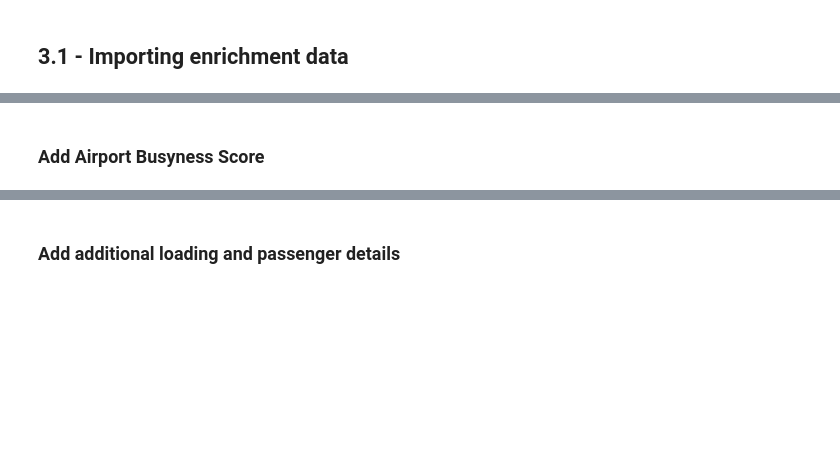
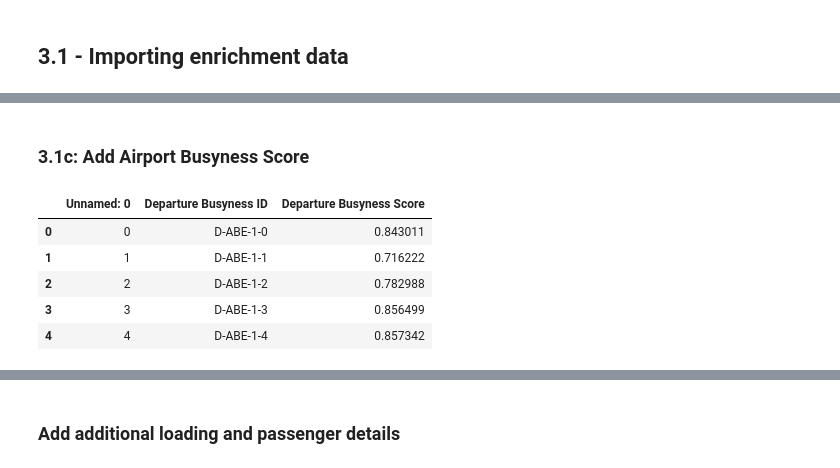
Before and after one commit to 538455/LHL_MidTermProject-Flight-Delay-Predictions, a Jupyter notebook: src/ipynb/Feature_Engineering.ipynb, the cells around one changed output, grey strips where cells are left out. Drawn from its saved outputs; the diff is of its cells as text; code cells hidden in the pictures; blank space fills up the shorter version.

Commit message:
comments on feature eng and busyness tweaks

```diff
--- a/src/ipynb/Feature_Engineering.ipynb
+++ b/src/ipynb/Feature_Engineering.ipynb
@@ -176,5 +297,17 @@ flights_sample = flights_sample.drop(columns=["iata_code_dep", "local_code_dep",
 # %% [markdown]
-### Add Airport Busyness Score
+### 3.1c: Add Airport Busyness Score
+# %%
+departure_busyness_scores = pd.read_csv('../../data/processed/departure_busyness_scores.csv')
+arrival_busyness_scores = pd.read_csv('../../data/processed/arrival_busyness_scores.csv')
+# %%
+departure_busyness_scores.head()
+# %% [output]
+|  | Unnamed: 0 | Departure Busyness ID | Departure Busyness Score |
+| 0 | 0 | D-ABE-1-0 | 0.843011 |
+| 1 | 1 | D-ABE-1-1 | 0.716222 |
+| 2 | 2 | D-ABE-1-2 | 0.782988 |
+| 3 | 3 | D-ABE-1-3 | 0.856499 |
+| 4 | 4 | D-ABE-1-4 | 0.857342 |
 # %%
 departure_busyness_scores = pd.read_csv('../../data/processed/departure_busyness_scores.csv')
 arrival_busyness_scores = pd.read_csv('../../data/processed/arrival_busyness_scores.csv')
```
Also changed, not shown: parts of 24 cells of this notebook, 2 other files.
